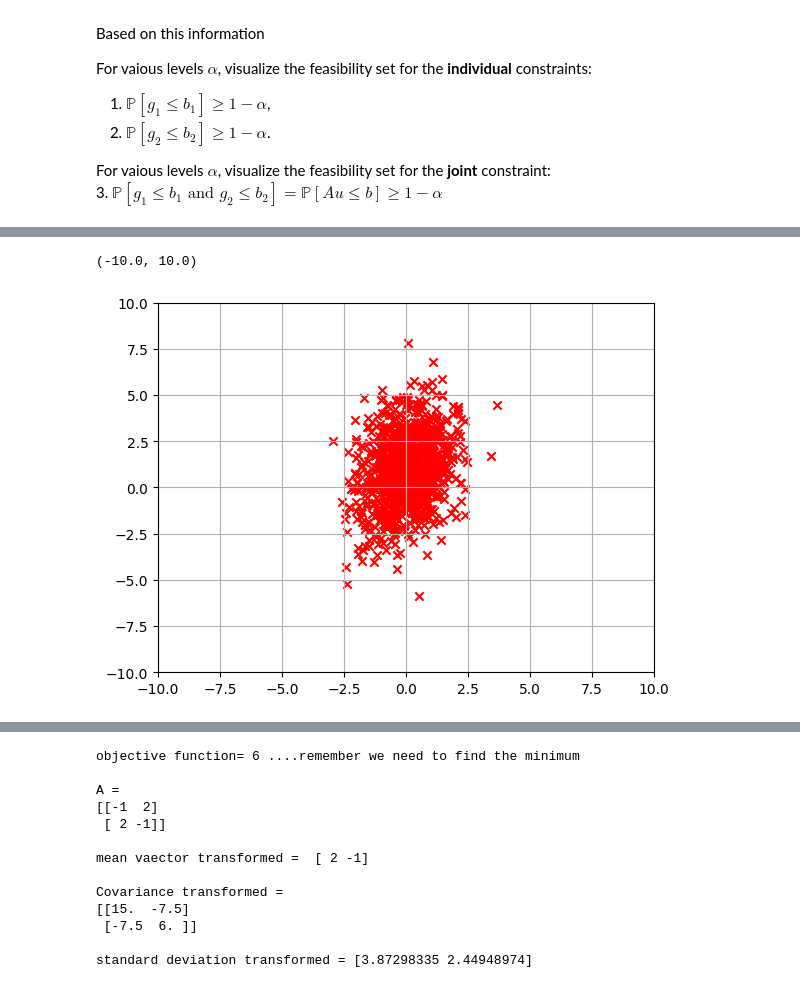
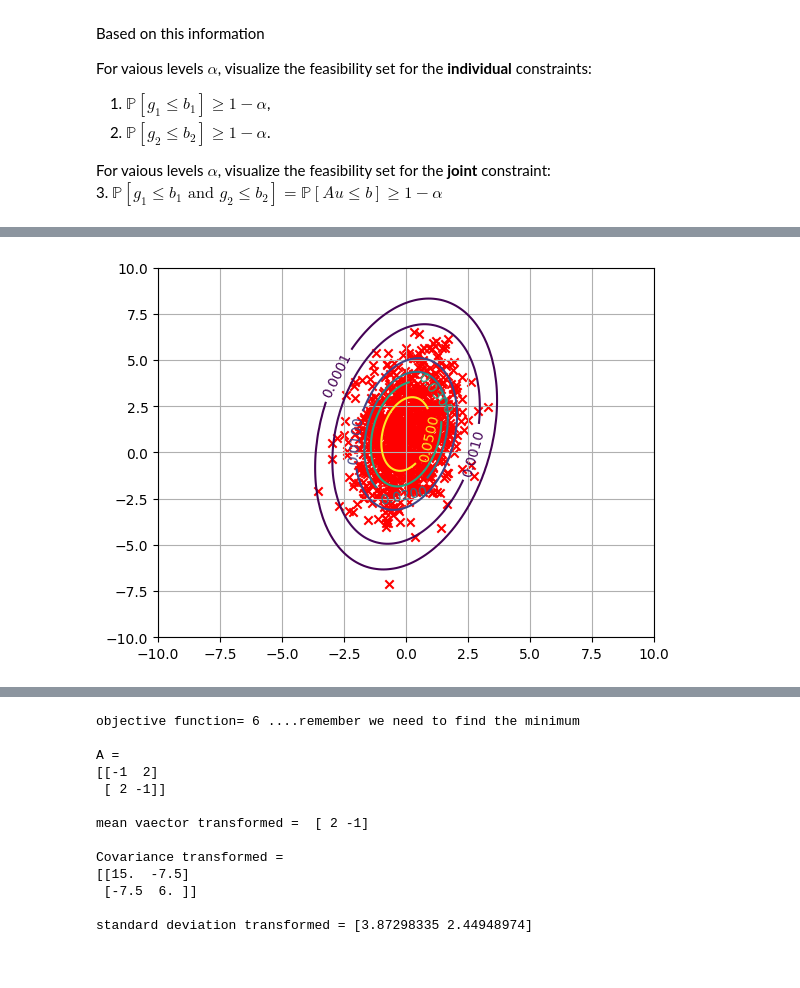
Before and after one commit to supsi-dacd-isaac/TeachDecisionMakingUncertainty, a Jupyter notebook: L04/CCP_feasibility_sets.ipynb, the cells around one changed output, grey strips where cells are left out. Cells and saved outputs as stored; diff of their text form; code cells hidden in the pictures.

```diff
--- a/L04/CCP_feasibility_sets.ipynb
+++ b/L04/CCP_feasibility_sets.ipynb
@@ -120,0 +121,17 @@ plt.ylim([-10,10])
+# %%
+#@title Sample from the marginal distribution of u1 an u2 separatelly.
+# This corresponds to sampling from an uncorrelated joint distribution (diagonal covariance matrix)
+samplesu1 = pdf_u1_marginal.rvs(10000)
+samplesu2 = pdf_u2_marginal.rvs(10000)
+plt.scatter(samplesu1, samplesu2)
+plt.grid()
+plt.xlim([-10,10])
+plt.ylim([-10,10])
+# Add isoprobability curves
+x, y = np.mgrid[-10:10:.1, -10:10:.1]
+pos = np.dstack((x, y))
+z_uncorrelated = pdf_u1_marginal.pdf(x) * pdf_u2_marginal.pdf(y)
+probability_levels_2_plot = [0.0001, 0.001, 0.01, 0.02, 0.03, 0.05]  # Adjust these levels as needed
+CS = plt.contour(x, y, z_uncorrelated, levels=probability_levels_2_plot)
+plt.clabel(CS, inline=1, fontsize=10)
+plt.show()
@@ -121,9 +140,17 @@ plt.ylim([-10,10])
 # %%
-synthetic_samples = pdf_u1u2_joint.rvs(1000)  # CODE IS MISSING HERE-
-plt.scatter(synthetic_samples[:,0], synthetic_samples[:,1],  marker='x', c='r')
+#@title Sample from the joint distribution of u1 an u2 separatelly.
+synthetic_samples = pdf_u1u2_joint.rvs(1000)
+plt.scatter(synthetic_samples[:, 0], synthetic_samples[:, 1], marker='x', c='r')
 plt.grid()
-plt.xlim([-10,10]) # set the plot limits to [-10,+10]
-plt.ylim([-10,10])
+plt.xlim([-10, 10])  # set the plot limits to [-10,+10]
+plt.ylim([-10, 10])
+
+# Add isoprobability curves
+x, y = np.mgrid[-10:10:.1, -10:10:.1]
+pos = np.dstack((x, y))
+z_correlated = pdf_u1u2_joint.pdf(pos)
+CS = plt.contour(x, y, z_correlated, levels=probability_levels_2_plot)
+plt.clabel(CS, inline=1, fontsize=10)
+plt.show()
 # %% [output]
-(-10.0, 10.0)
-[figure, old version]
+[figure, new version]
```
Also changed, not shown: parts of 12 cells of this notebook.
